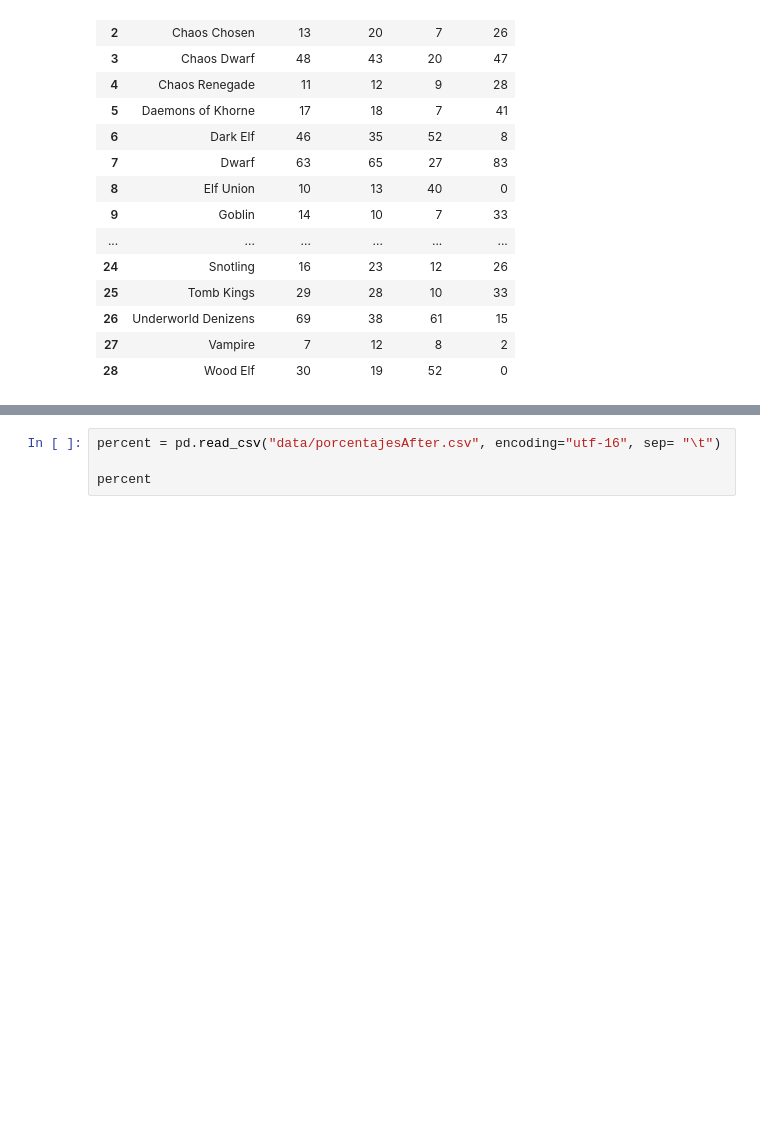
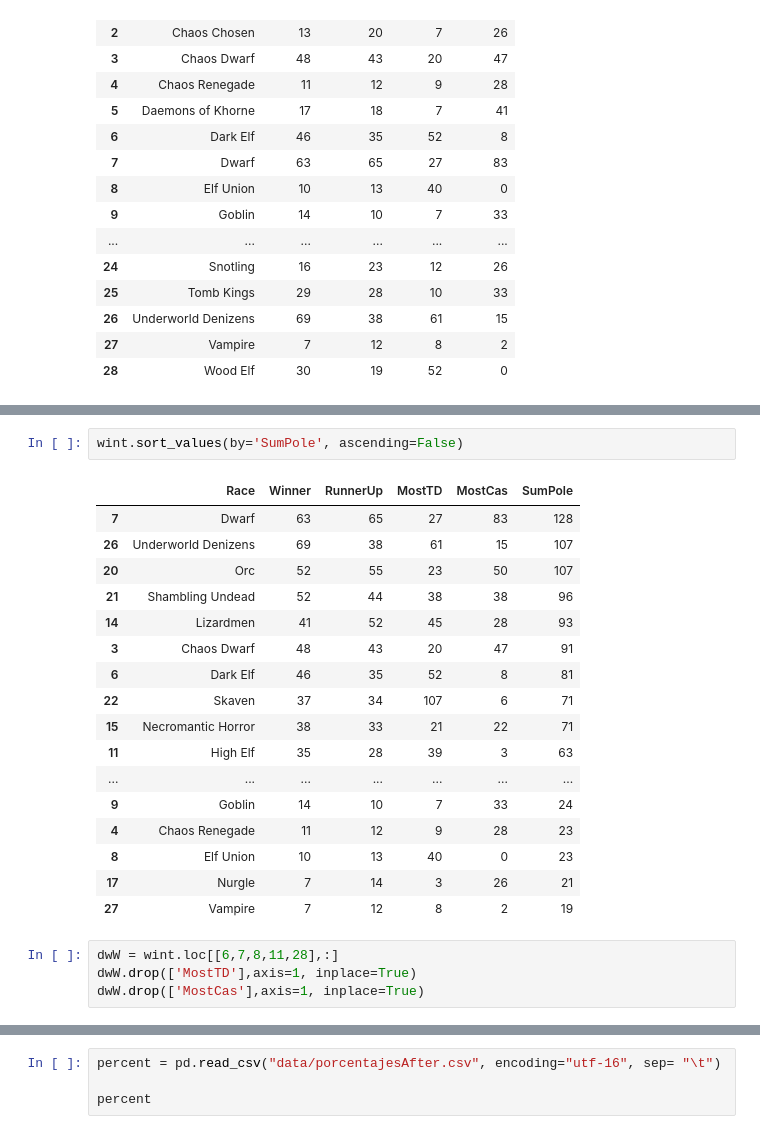
Before and after one commit to exAdun/EBBA, a Jupyter notebook: Clean.ipynb, the cells around one changed output, grey strips where cells are left out. Drawn from its saved outputs; the diff is of its cells as text; blank space fills up the shorter version.

```diff
--- a/Clean.ipynb
+++ b/Clean.ipynb
@@ -323,0 +348,24 @@ wint.sort_values(["Winner", "RunnerUp"], ascending=[False, False])
+# %%
+wint.sort_values(by='SumPole', ascending=False)
+# %% [output]
+|  | Race | Winner | RunnerUp | MostTD | MostCas | SumPole |
+| 7 | Dwarf | 63 | 65 | 27 | 83 | 128 |
+| 26 | Underworld Denizens | 69 | 38 | 61 | 15 | 107 |
+| 20 | Orc | 52 | 55 | 23 | 50 | 107 |
+| 21 | Shambling Undead | 52 | 44 | 38 | 38 | 96 |
+| 14 | Lizardmen | 41 | 52 | 45 | 28 | 93 |
+| 3 | Chaos Dwarf | 48 | 43 | 20 | 47 | 91 |
+| 6 | Dark Elf | 46 | 35 | 52 | 8 | 81 |
+| 22 | Skaven | 37 | 34 | 107 | 6 | 71 |
+| 15 | Necromantic Horror | 38 | 33 | 21 | 22 | 71 |
+| 11 | High Elf | 35 | 28 | 39 | 3 | 63 |
+| ... | ... | ... | ... | ... | ... | ... |
+| 9 | Goblin | 14 | 10 | 7 | 33 | 24 |
+| 4 | Chaos Renegade | 11 | 12 | 9 | 28 | 23 |
+| 8 | Elf Union | 10 | 13 | 40 | 0 | 23 |
+| 17 | Nurgle | 7 | 14 | 3 | 26 | 21 |
+| 27 | Vampire | 7 | 12 | 8 | 2 | 19 |
+# %%
+dwW = wint.loc[[6,7,8,11,28],:]
+dwW.drop(['MostTD'],axis=1, inplace=True)
+dwW.drop(['MostCas'],axis=1, inplace=True)
```
Also changed, not shown: parts of 18 cells of this notebook, 3 other files.
